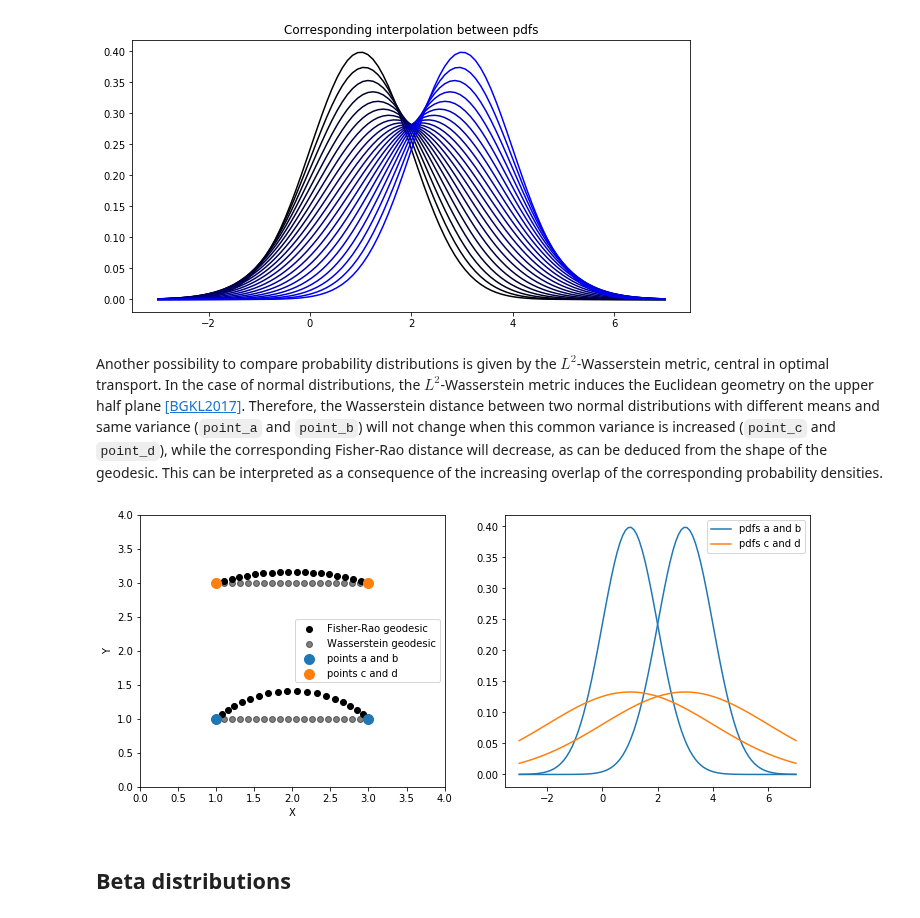
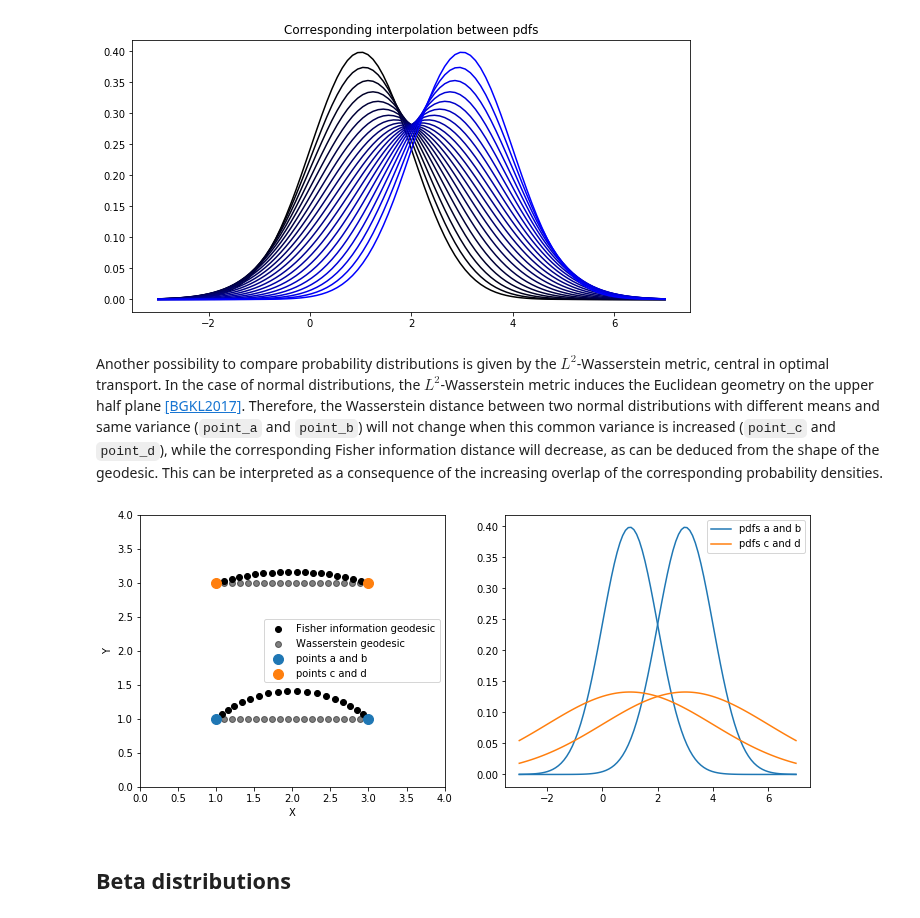
Before and after one commit to geomstats/geomstats, a Jupyter notebook: notebooks/06_information_geometry.ipynb, the cells around one changed output. Drawn from its saved outputs; the diff is of its cells as text; code cells hidden in the pictures.

Commit message:
change fisher-rao metric to fisher information metric

````diff
--- a/notebooks/06_information_geometry.ipynb
+++ b/notebooks/06_information_geometry.ipynb
@@ -80,7 +82,7 @@ plt.title('Corresponding interpolation between pdfs');
 # %% [output]
 [figure]
 # %% [markdown]
-Another possibility to compare probability distributions is given by the $L^2$-Wasserstein metric, central in optimal transport. In the case of normal distributions, the $L^2$-Wasserstein metric induces the Euclidean geometry on the upper half plane [[BGKL2017]](#References). Therefore, the Wasserstein distance between two normal distributions with different means and same variance (```point_a``` and ```point_b```) will not change when this common variance is increased (```point_c``` and ```point_d```), while the corresponding Fisher-Rao distance will decrease, as can be deduced from the shape of the geodesic. This can be interpreted as a consequence of the increasing overlap of the corresponding probability densities.
+Another possibility to compare probability distributions is given by the $L^2$-Wasserstein metric, central in optimal transport. In the case of normal distributions, the $L^2$-Wasserstein metric induces the Euclidean geometry on the upper half plane [[BGKL2017]](#References). Therefore, the Wasserstein distance between two normal distributions with different means and same variance (```point_a``` and ```point_b```) will not change when this common variance is increased (```point_c``` and ```point_d```), while the corresponding Fisher information distance will decrease, as can be deduced from the shape of the geodesic. This can be interpreted as a consequence of the increasing overlap of the corresponding probability densities.
 # %%
 from geomstats.geometry.euclidean import Euclidean
 
@@ -101,35 +103,35 @@ pdfs = normal.point_to_pdf(points)
 
 fig = plt.figure(figsize=(12, 5))
 ax1 = fig.add_subplot(121)
 
 visualization.plot(
     gs.vstack((geodesic_ab_fisher(t), geodesic_cd_fisher(t))),
-    ax=ax1, space='H2_poincare_half_plane', label='Fisher-Rao geodesic',
+    ax=ax1, space='H2_poincare_half_plane', label='Fisher information geodesic',
     color='black')
 visualization.plot(
     gs.vstack((geodesic_ab_wasserstein(t), geodesic_cd_wasserstein(t))),
     ax=ax1, space='H2_poincare_half_plane', label='Wasserstein geodesic',
     color='black', alpha=0.5)
 visualization.plot(
     gs.stack((point_a, point_b)), ax=ax1, space='H2_poincare_half_plane',
     label='points a and b', s=100)
 visualization.plot(
     gs.stack((point_c, point_d)), ax=ax1, space='H2_poincare_half_plane',
     label='points c and d', s=100)
 
 ax1.set_xlim(0., 4.)
 ax1.set_ylim(0., 4.)
 ax1.legend();
 
 ax2 = fig.add_subplot(122)
 x = gs.linspace(-3., 7., 100)
 lines = [Line2D([0], [0], color='C0'),
          Line2D([0], [0], color='C1')]
 ax2.plot(x, pdfs(x)[:, :2], c='C0')
 ax2.plot(x, pdfs(x)[:, 2:], c='C1')
 ax2.legend(lines, ['pdfs a and b', 'pdfs c and d']);
 # %% [output]
-[figure, old version]
+[figure, new version]
 # %% [markdown]
 ## Beta distributions
 # %% [markdown]
````
Also changed, not shown: parts of 3 cells of this notebook.
